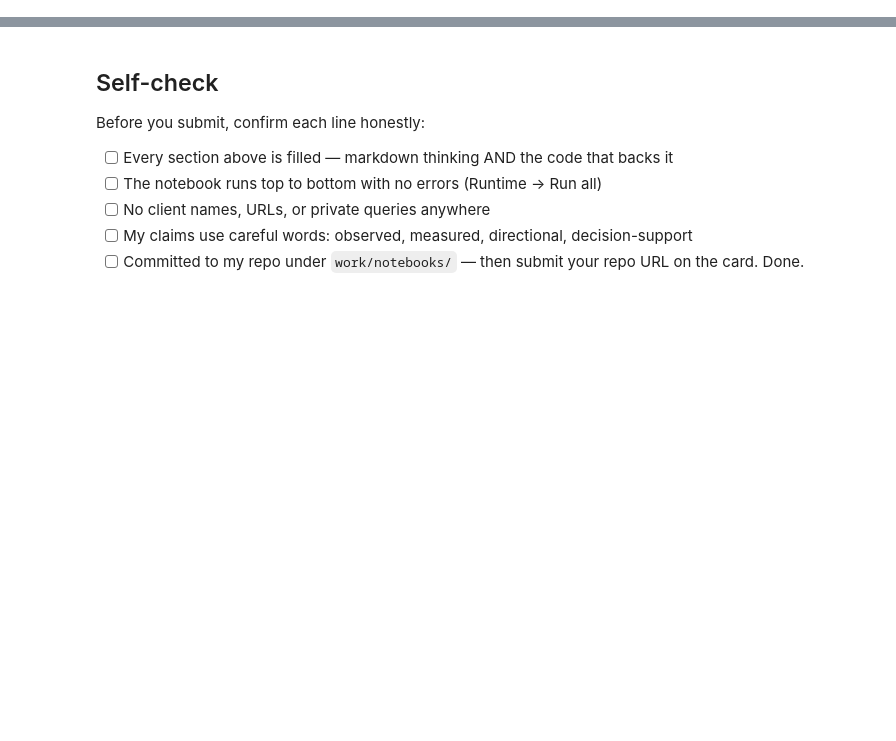
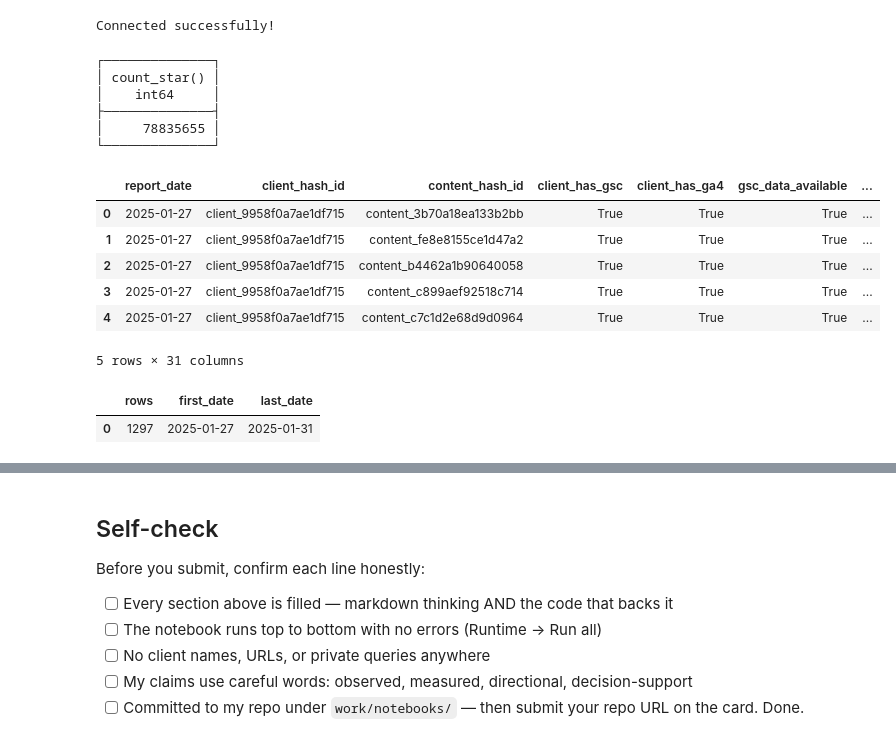
Before and after one commit to Mahnoor-Kalsoom/flyrank-ml-internship, a Jupyter notebook: work/notebooks/w03_data_contract.ipynb, the cells around one changed output, grey strips where cells are left out. Saved outputs shown, nothing was run; the diff lists cells and outputs as text; code cells hidden in the pictures; blank space fills up the shorter version.

```diff
--- a/work/notebooks/w03_data_contract.ipynb
+++ b/work/notebooks/w03_data_contract.ipynb
@@ -12,0 +26,18 @@ This skeleton is yours to fill. Work the sections **in order** — each one has
+# %%
+import duckdb
+from google.colab import userdata
+
+HF_TOKEN = userdata.get("HF_TOKEN")
+
+con = duckdb.connect()
+
+con.execute(f"""
+CREATE SECRET (
+    TYPE HUGGINGFACE,
+    TOKEN '{HF_TOKEN}'
+)
+""")
+
+print("Connected successfully!")
+# %% [output]
+Connected successfully!
@@ -12,0 +46,44 @@ This skeleton is yours to fill. Work the sections **in order** — each one has
+# %%
+con.sql(f"""
+SELECT COUNT(*)
+FROM read_parquet(
+'{REL}/fact_content_daily_performance/**/*.parquet'
+)
+""")
+# %% [output]
+┌──────────────┐
+│ count_star() │
+│    int64     │
+├──────────────┤
+│     78835655 │
+└──────────────┘
+# %%
+con.sql(f"""
+SELECT *
+FROM read_parquet(
+'{REL}/fact_content_daily_performance/**/*.parquet'
+)
+LIMIT 5
+""").df()
+# %% [output]
+|  | report_date | client_hash_id | content_hash_id | client_has_gsc | client_has_ga4 | gsc_data_available | ... |
+| 0 | 2025-01-27 | client_9958f0a7ae1df715 | content_3b70a18ea133b2bb | True | True | True | ... |
+| 1 | 2025-01-27 | client_9958f0a7ae1df715 | content_fe8e8155ce1d47a2 | True | True | True | ... |
+| 2 | 2025-01-27 | client_9958f0a7ae1df715 | content_b4462a1b90640058 | True | True | True | ... |
+| 3 | 2025-01-27 | client_9958f0a7ae1df715 | content_c899aef92518c714 | True | True | True | ... |
+| 4 | 2025-01-27 | client_9958f0a7ae1df715 | content_c7c1d2e68d9d0964 | True | True | True | ... |
+5 rows × 31 columns
+# %%
+con.sql(f"""
+SELECT
+    COUNT(*) AS rows,
+    MIN(report_date) AS first_date,
+    MAX(report_date) AS last_date
+FROM read_parquet(
+'{REL}/fact_content_daily_performance/**/*.parquet'
+)
+WHERE month='2025-01'
+""").df()
+# %% [output]
+|  | rows | first_date | last_date |
+| 0 | 1297 | 2025-01-27 | 2025-01-31 |
```
Also changed, not shown: parts of 17 cells of this notebook.
